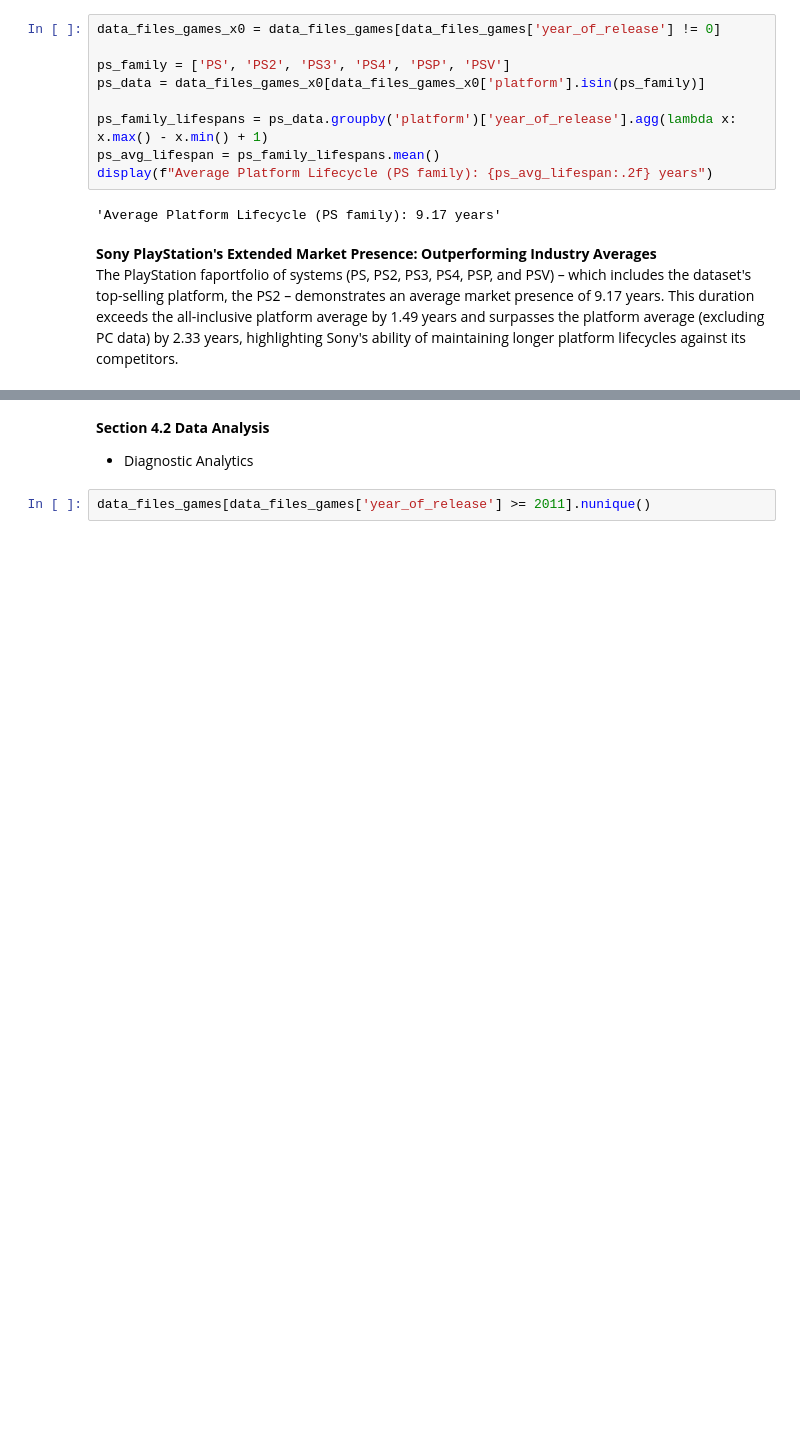
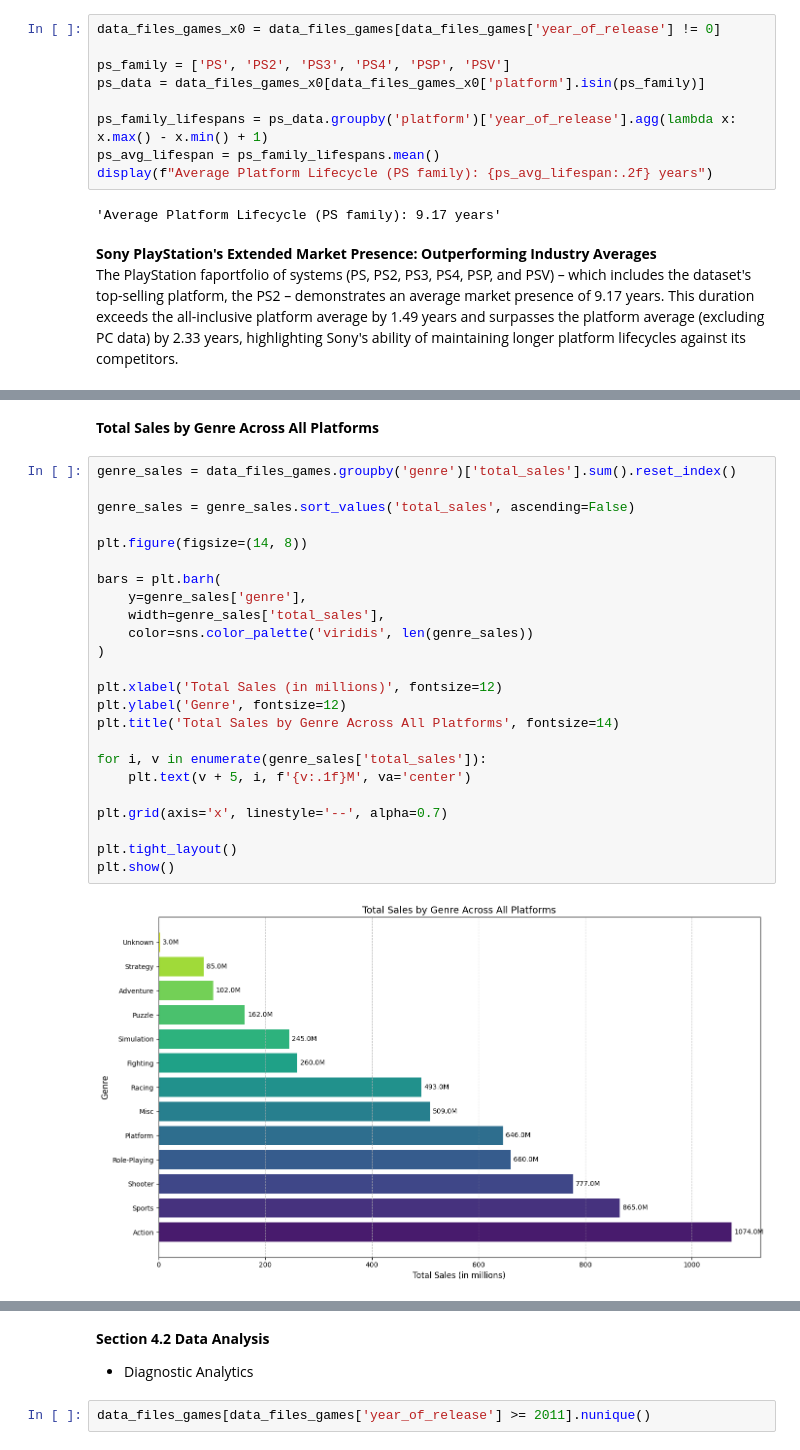
Before and after one commit to bea-bijanne/ice-games-analysis, a Jupyter notebook: ice_games_analysis.ipynb, the cells around one changed output, grey strips where cells are left out. Drawn from its saved outputs; the diff is of its cells as text; blank space fills up the shorter version.

```diff
--- a/ice_games_analysis.ipynb
+++ b/ice_games_analysis.ipynb
@@ -1014,0 +1076,28 @@ The PlayStation faportfolio of systems (PS, PS2, PS3, PS4, PSP, and PSV) – whi
+# %% [markdown]
+**Total Sales by Genre Across All Platforms**
+# %%
+genre_sales = data_files_games.groupby('genre')['total_sales'].sum().reset_index()
+
+genre_sales = genre_sales.sort_values('total_sales', ascending=False)
+
+plt.figure(figsize=(14, 8))
+
+bars = plt.barh(
+    y=genre_sales['genre'],
+    width=genre_sales['total_sales'],
+    color=sns.color_palette('viridis', len(genre_sales))
+)
+
+plt.xlabel('Total Sales (in millions)', fontsize=12)
+plt.ylabel('Genre', fontsize=12)
+plt.title('Total Sales by Genre Across All Platforms', fontsize=14)
+
+for i, v in enumerate(genre_sales['total_sales']):
+    plt.text(v + 5, i, f'{v:.1f}M', va='center')
+
+plt.grid(axis='x', linestyle='--', alpha=0.7)
+
+plt.tight_layout()
+plt.show()
+# %% [output]
+[figure, added]
```
Also changed, not shown: parts of 56 cells of this notebook.
